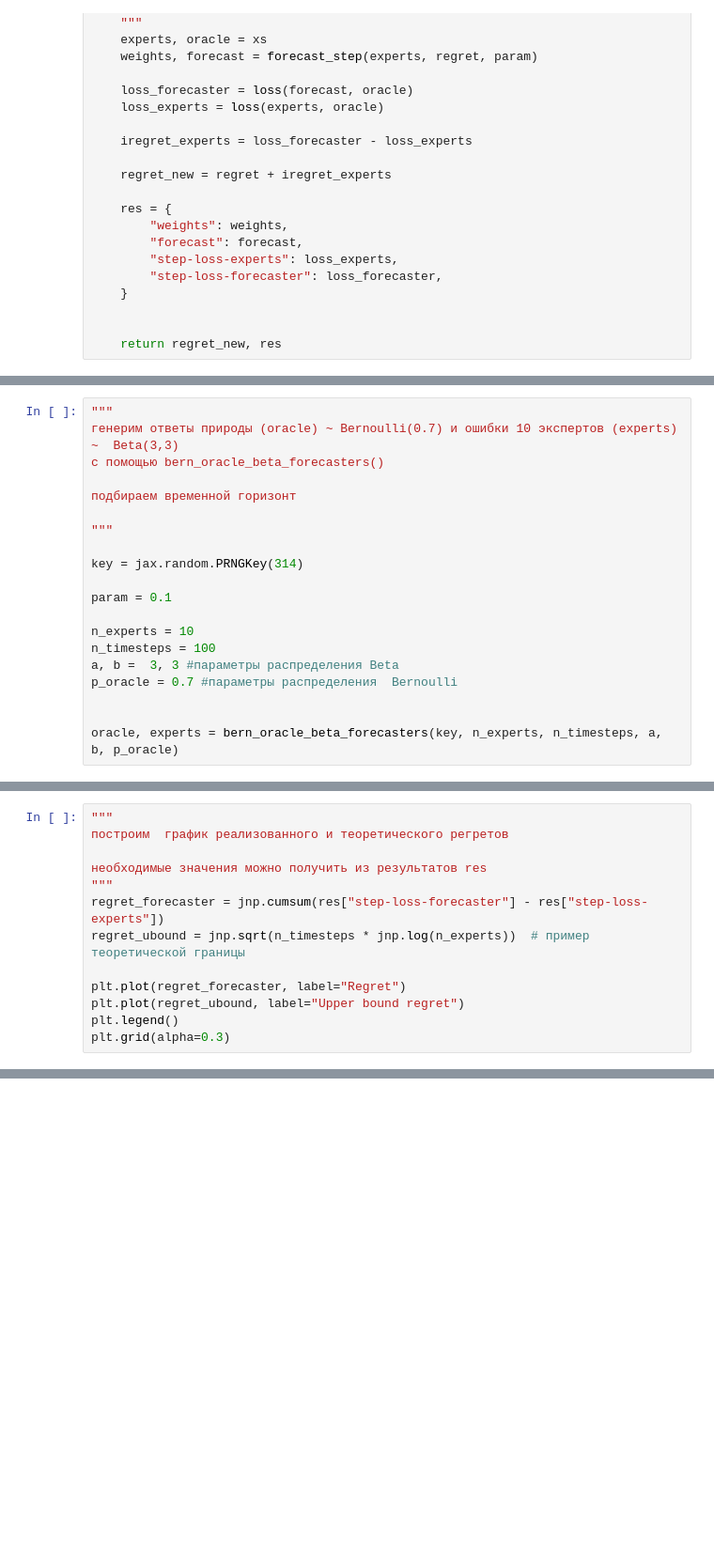
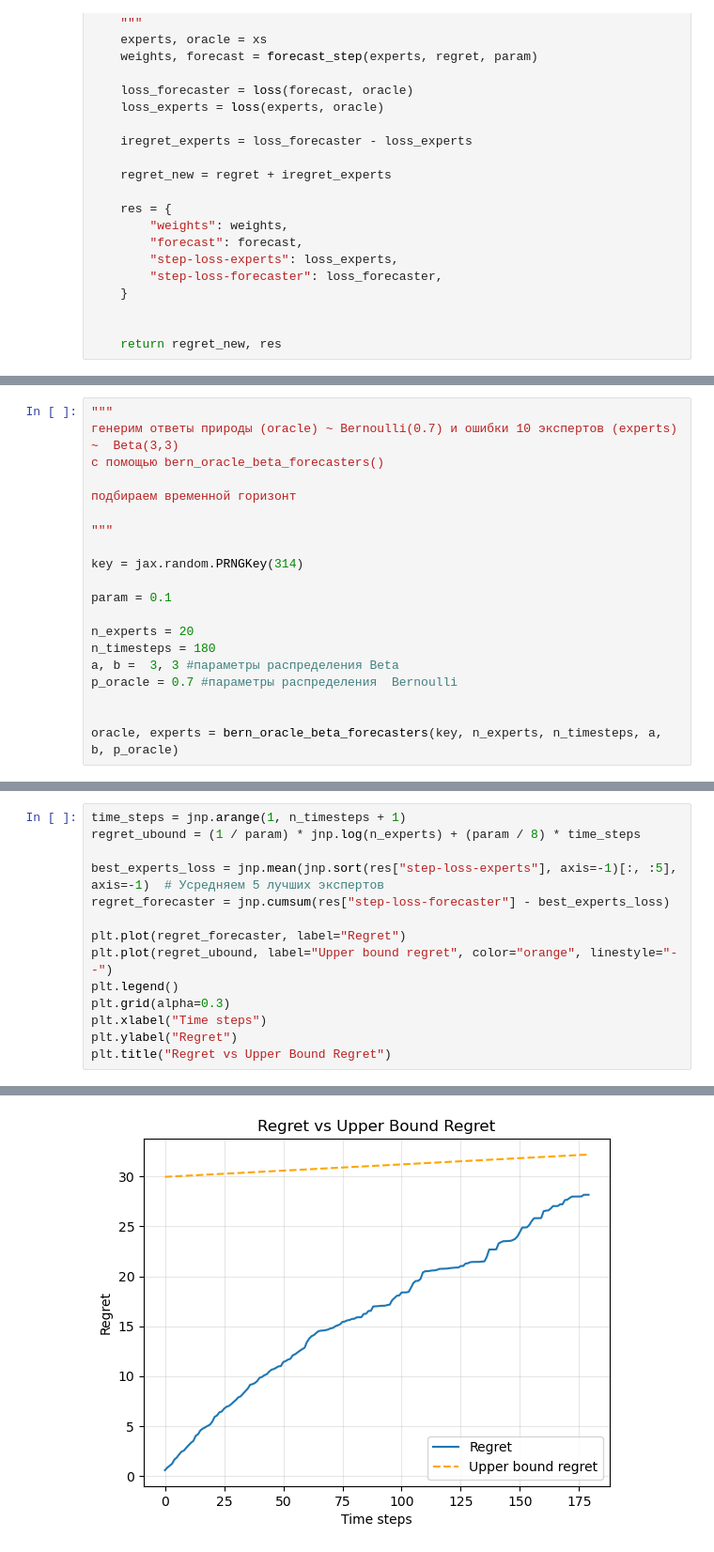
Before and after one commit to GKorzh21/aim_2_hw, a Jupyter notebook: OPT2/HT1,2.ipynb, the cells around one changed output, grey strips where cells are left out. Shown at 94% size. Cells and saved outputs as stored; diff of their text form; blank space fills up the shorter version.

```diff
--- a/OPT2/HT1,2.ipynb
+++ b/OPT2/HT1,2.ipynb
@@ -460,8 +420,8 @@ key = jax.random.PRNGKey(314)
 
 param = 0.1
 
-n_experts = 10
-n_timesteps = 100
+n_experts = 20
+n_timesteps = 180
 a, b =  3, 3 #параметры распределения Beta
 p_oracle = 0.7 #параметры распределения  Bernoulli
 
@@ -485,13 +444,15 @@ TypeError: Gradient only defined for scalar-output functions. Output had shape:
-# %%
-"""
-построим  график реализованного и теоретического регретов
-
-необходимые значения можно получить из результатов res
-"""
-regret_forecaster = jnp.cumsum(res["step-loss-forecaster"] - res["step-loss-experts"])
-regret_ubound = jnp.sqrt(n_timesteps * jnp.log(n_experts))  # пример теоретической границы
-
-plt.plot(regret_forecaster, label="Regret")
-plt.plot(regret_ubound, label="Upper bound regret")
-plt.legend()
-plt.grid(alpha=0.3)
+# %%
+time_steps = jnp.arange(1, n_timesteps + 1)
+regret_ubound = (1 / param) * jnp.log(n_experts) + (param / 8) * time_steps
+
+best_experts_loss = jnp.mean(jnp.sort(res["step-loss-experts"], axis=-1)[:, :5], axis=-1)  # Усредняем 5 лучших экспертов
+regret_forecaster = jnp.cumsum(res["step-loss-forecaster"] - best_experts_loss)
+
+plt.plot(regret_forecaster, label="Regret")
+plt.plot(regret_ubound, label="Upper bound regret", color="orange", linestyle="--")
+plt.legend()
+plt.grid(alpha=0.3)
+plt.xlabel("Time steps")
+plt.ylabel("Regret")
+plt.title("Regret vs Upper Bound Regret")
+# %% [output]
@@ -497,0 +460 @@ plt.grid(alpha=0.3)
+[figure, added]
```
Also changed, not shown: parts of 6 cells of this notebook.
